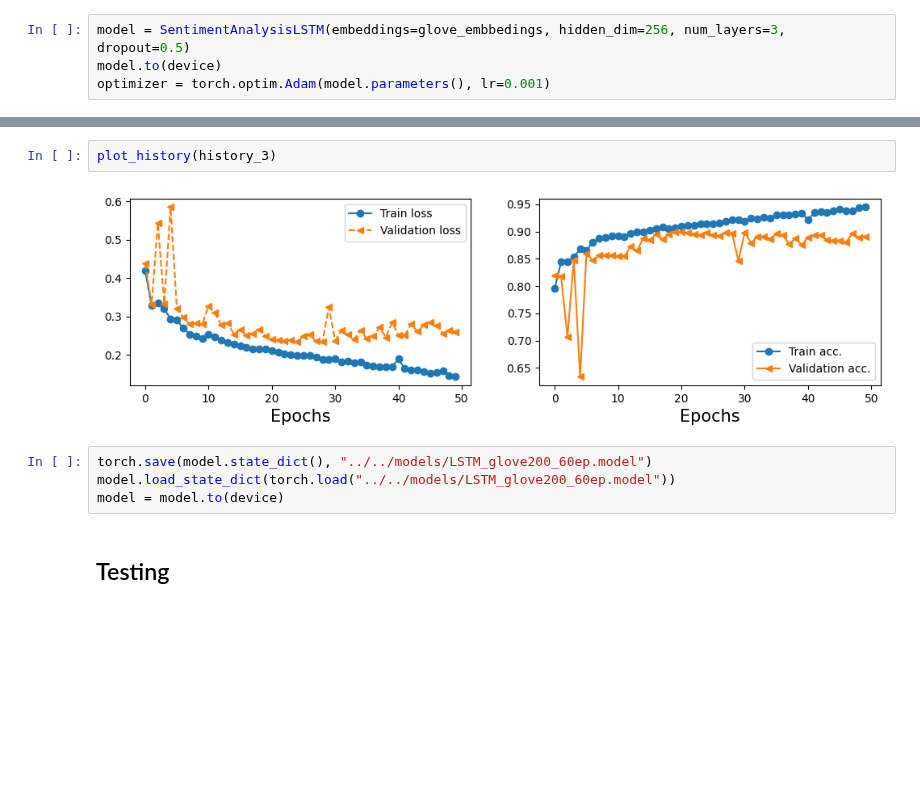
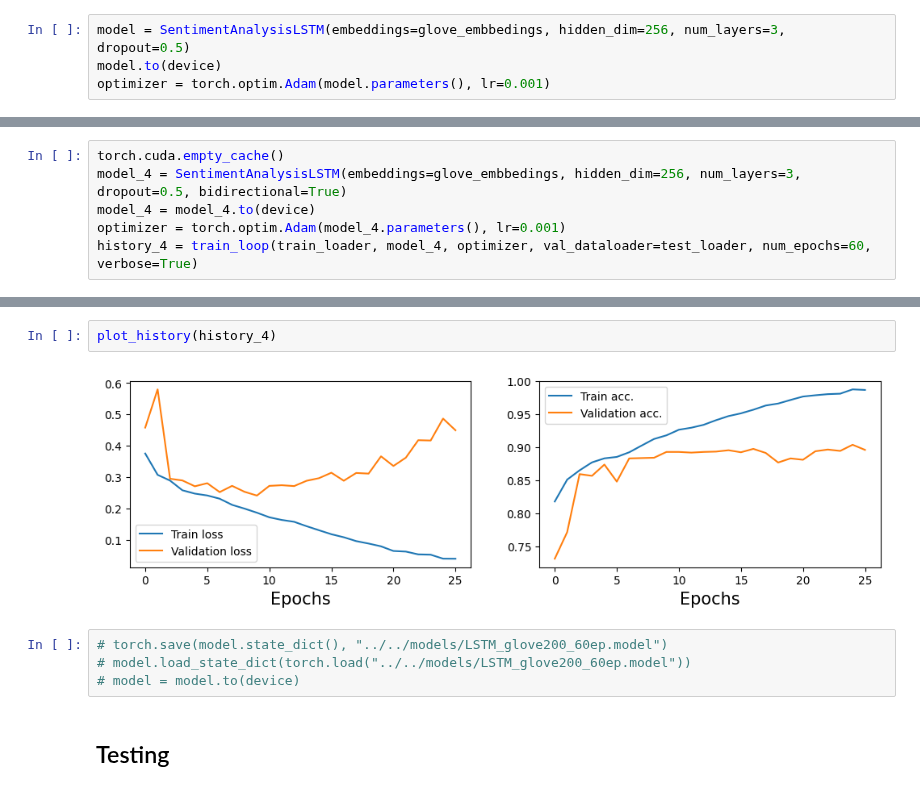
Before and after one commit to Kamil2601/NLP-chess-engine, a Jupyter notebook: src/sentiment_analysis/sentiment_analysis.ipynb, the cells around one changed output, grey strips where cells are left out. Saved outputs shown, nothing was run; the diff lists cells and outputs as text; blank space fills up the shorter version.

```diff
--- a/src/sentiment_analysis/sentiment_analysis.ipynb
+++ b/src/sentiment_analysis/sentiment_analysis.ipynb
@@ -210,0 +221,6 @@ Val loss:  0.260597, accuracy: 89.12%
+# %%
+torch.cuda.empty_cache()
+model_4 = SentimentAnalysisLSTM(embeddings=glove_embbedings, hidden_dim=256, num_layers=3, dropout=0.5, bidirectional=True)
+model_4 = model_4.to(device)
+optimizer = torch.optim.Adam(model_4.parameters(), lr=0.001)
+history_4 = train_loop(train_loader, model_4, optimizer, val_dataloader=test_loader, num_epochs=60, verbose=True)
@@ -211,11 +245,11 @@ Val loss:  0.260597, accuracy: 89.12%
 # %%
-plot_history(history_3)
+plot_history(history_4)
 # %% [output]
-[figure, old version]
+[figure, new version]
 # %%
-torch.save(model.state_dict(), "../../models/LSTM_glove200_60ep.model")
-model.load_state_dict(torch.load("../../models/LSTM_glove200_60ep.model"))
-model = model.to(device)
+# torch.save(model.state_dict(), "../../models/LSTM_glove200_60ep.model")
+# model.load_state_dict(torch.load("../../models/LSTM_glove200_60ep.model"))
+# model = model.to(device)
 # %% [markdown]
 ## Testing
 # %%
```
Also changed, not shown: parts of 28 cells of this notebook, 2 other files.
